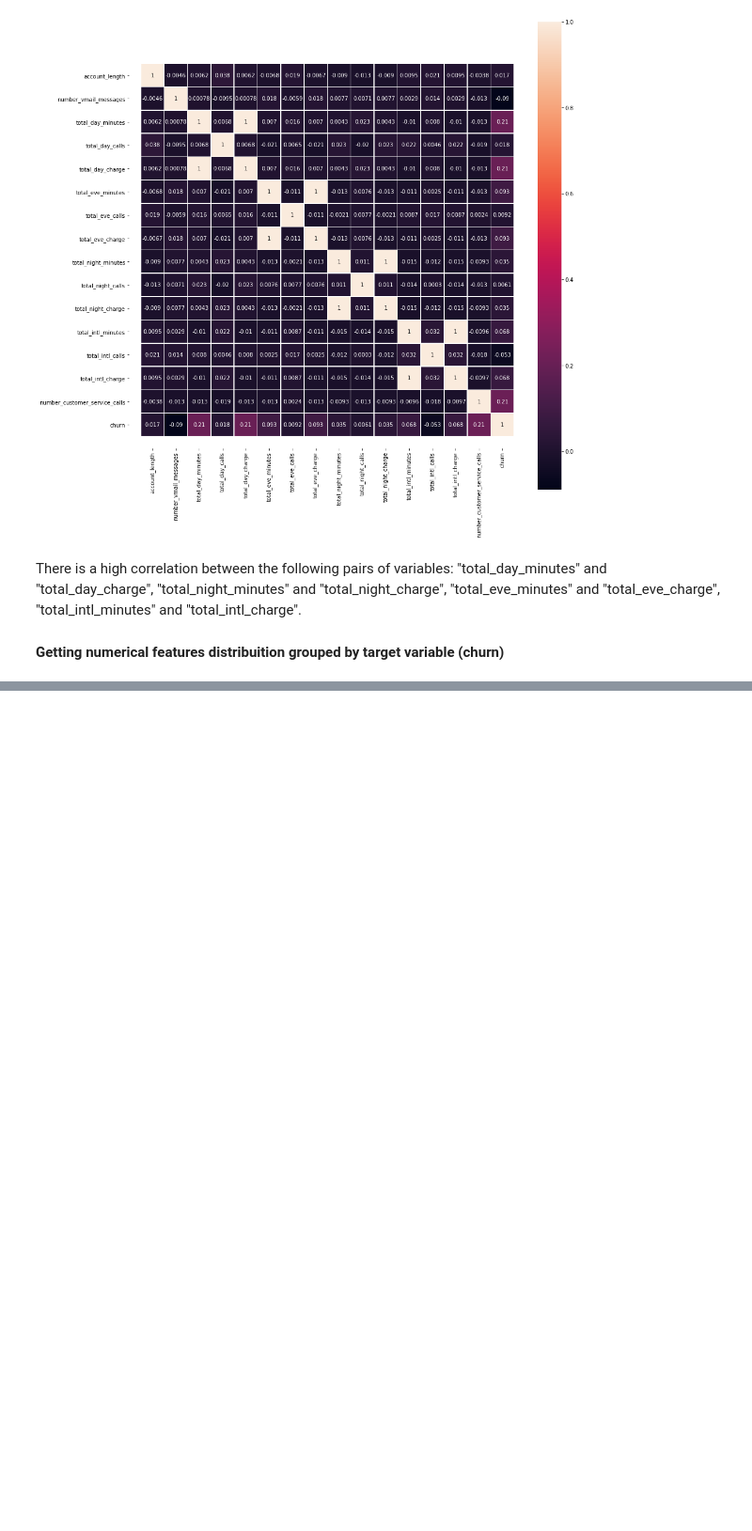
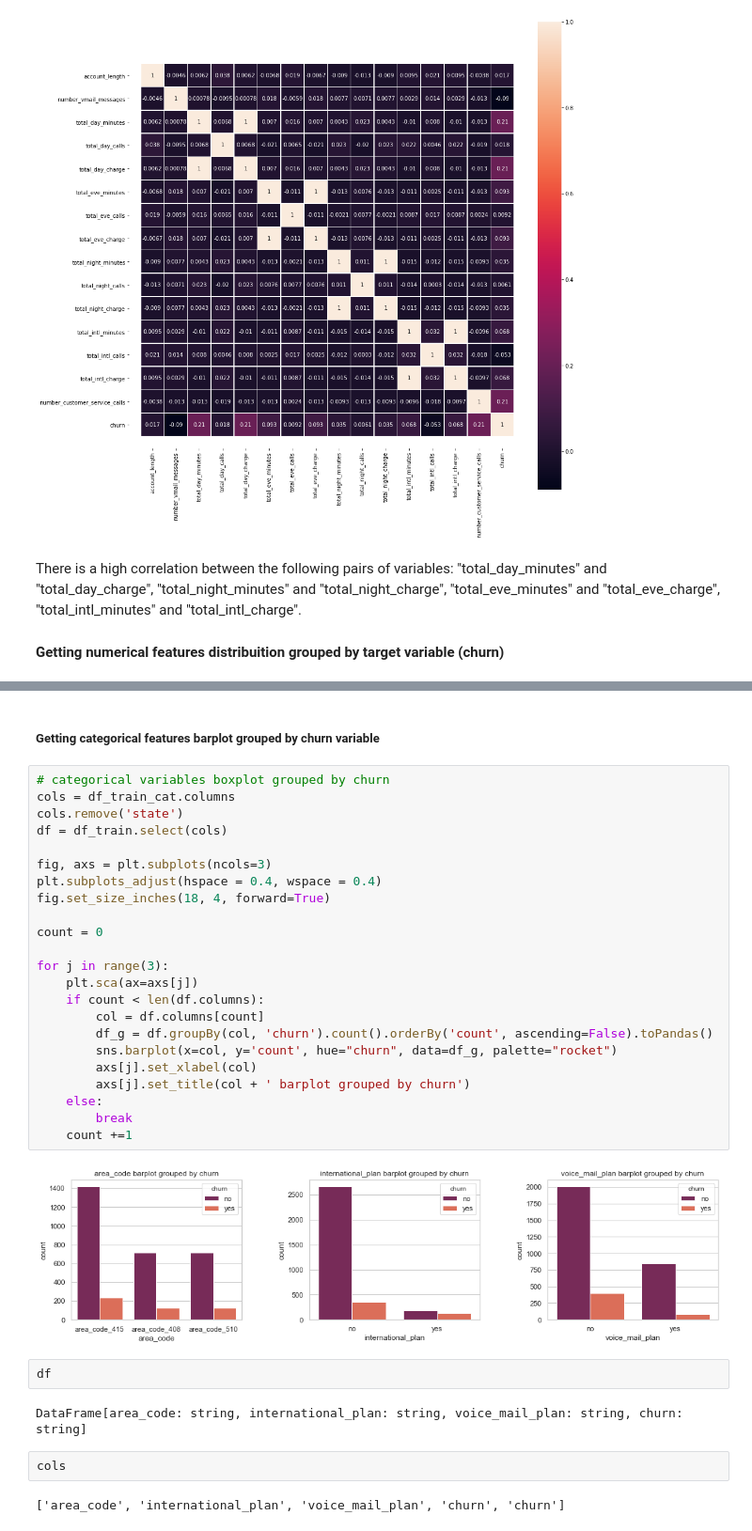
Before and after one commit to naiaraap/Pyspark_version_Predicting_Customer_Churn_in_Telecommunication_Operators, a Jupyter notebook: Pyspark_version_Predicting_Customer_Churn_in_Telecommunication_Operators.ipynb, the cells around one changed output, grey strips where cells are left out. Shown at 94% size. Saved outputs shown, nothing was run; the diff lists cells and outputs as text; blank space fills up the shorter version.

```diff
--- a/Pyspark_version_Predicting_Customer_Churn_in_Telecommunication_Operators.ipynb
+++ b/Pyspark_version_Predicting_Customer_Churn_in_Telecommunication_Operators.ipynb
@@ -478,3 +477,38 @@ for col in df.columns[:-1]:
 [figure]
 [figure]
 ... (3 outputs left out)
+# %% [markdown]
+##### Getting categorical features barplot grouped by churn variable
+# %%
+# categorical variables boxplot grouped by churn
+cols = df_train_cat.columns
+cols.remove('state')
+df = df_train.select(cols)
+
+fig, axs = plt.subplots(ncols=3)
+plt.subplots_adjust(hspace = 0.4, wspace = 0.4)
+fig.set_size_inches(18, 4, forward=True)
+
+count = 0
+
+for j in range(3):
+    plt.sca(ax=axs[j])
+    if count < len(df.columns):
+        col = df.columns[count]
+        df_g = df.groupBy(col, 'churn').count().orderBy('count', ascending=False).toPandas()
+        sns.barplot(x=col, y='count', hue="churn", data=df_g, palette="rocket")
+        axs[j].set_xlabel(col)
+        axs[j].set_title(col + ' barplot grouped by churn')
+    else:
+        break
+    count +=1
+# %% [output]
+[figure, added]
+# %%
+df
+# %% [output]
+DataFrame[area_code: string, international_plan: string, voice_mail_plan: string, churn: string]
+# %%
+cols
+# %% [output]
+['area_code', 'international_plan', 'voice_mail_plan', 'churn', 'churn']
```
Also changed, not shown: parts of 2 cells of this notebook.
